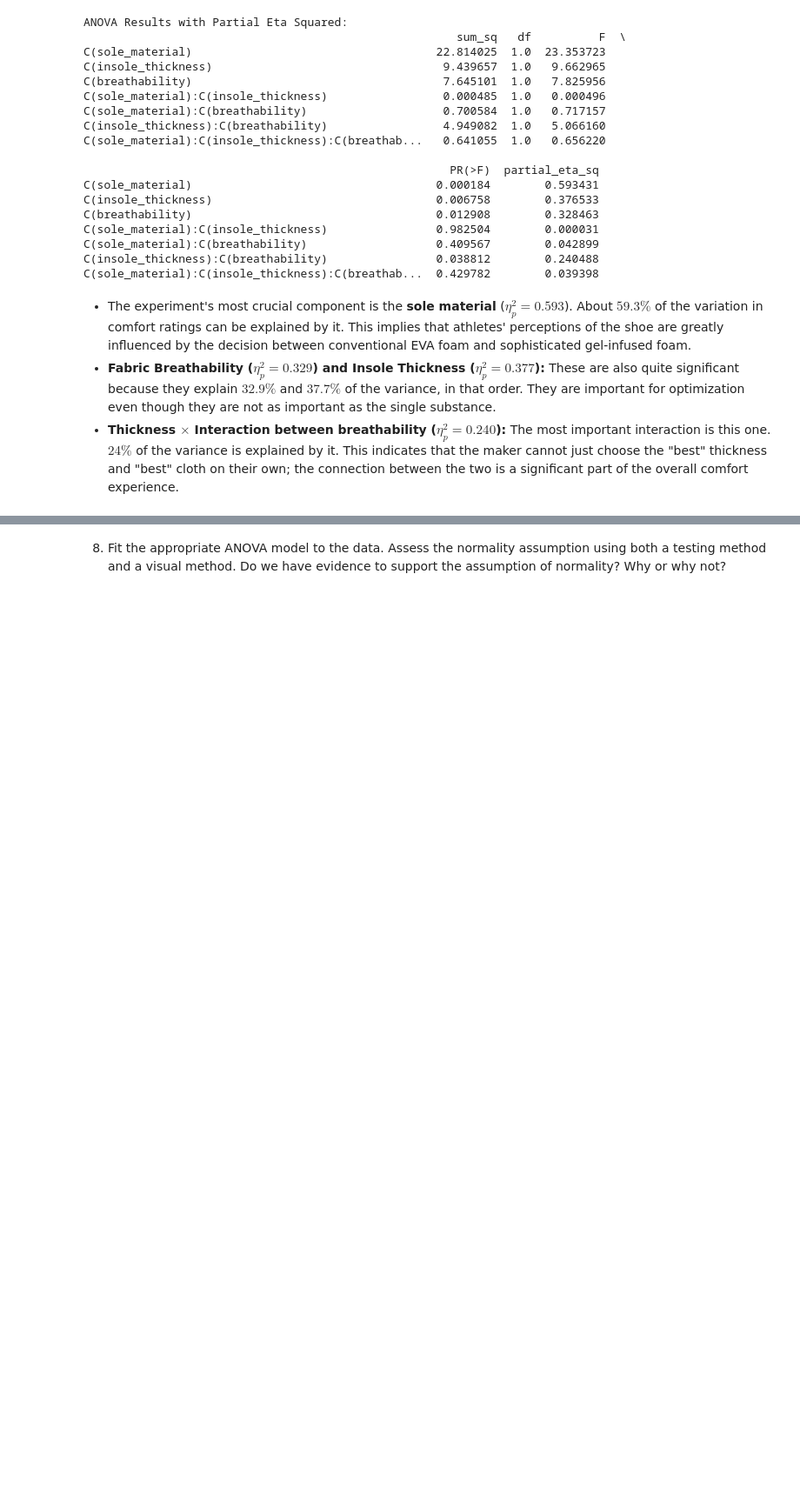
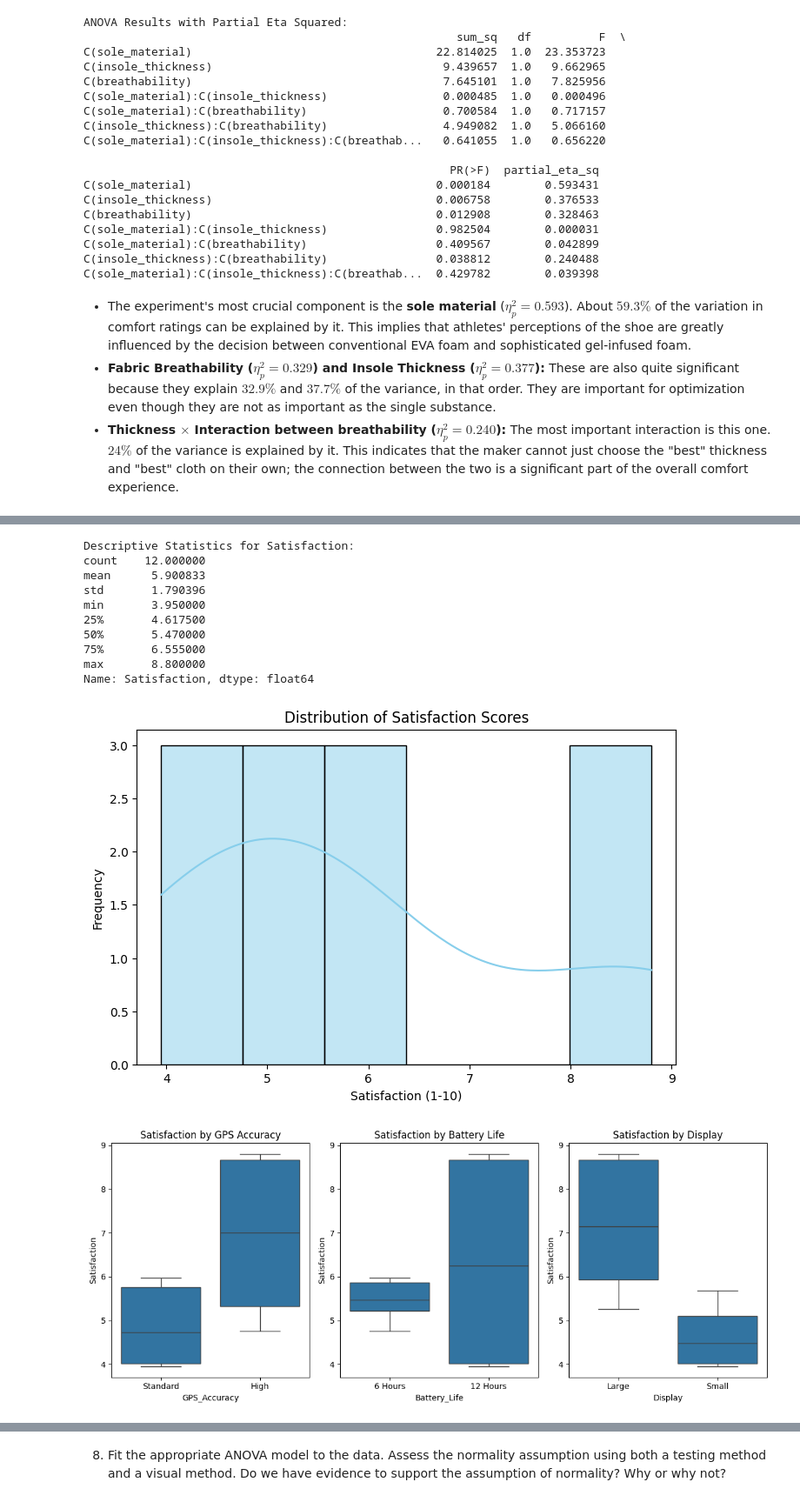
Before and after one commit to cmuriithi/STAT-7220-Applied-Experimental-Design, a Jupyter notebook: Assignments/HW3/STAT-7220-HW3.ipynb, the cells around one changed output, grey strips where cells are left out. Shown at 87% size. Saved outputs shown, nothing was run; the diff lists cells and outputs as text; code cells hidden in the pictures; blank space fills up the shorter version.

```diff
--- a/Assignments/HW3/STAT-7220-HW3.ipynb
+++ b/Assignments/HW3/STAT-7220-HW3.ipynb
@@ -444,3 +446,61 @@ Due to time and resource limitations, the company would rather conduct a $2^{3-1
 7.  Perform appropriate exploratory analysis, including data visualizations. Do the results of these analyses support the null or alternative hypotheses more strongly?
 # %%
 ## Question 7 Code ##
+
+import pandas as pd
+import matplotlib.pyplot as plt
+import seaborn as sns
+
+# Load fitness band data
+band = pd.read_excel('Fitness Band Experiment.xlsx', sheet_name='Sheet1')
+
+# Descriptive Statistics
+desc_stats = band['Satisfaction'].describe()
+print("Descriptive Statistics for Satisfaction:")
+print(desc_stats)
+
+# Histogram of Satisfaction
+plt.figure(figsize=(8, 5))
+sns.histplot(band['Satisfaction'], bins=6, kde=True, color='skyblue')
+plt.title('Distribution of Satisfaction Scores')
+plt.xlabel('Satisfaction (1-10)')
+plt.ylabel('Frequency')
+plt.savefig('satisfaction_distribution.png')
+
+# Boxplot of Satisfaction by GPS Accuracy
+plt.figure(figsize=(12, 5))
+plt.subplot(1, 3, 1)
+sns.boxplot(x='GPS_Accuracy', y='Satisfaction', data=band)
+plt.title('Satisfaction by GPS Accuracy')
+
+plt.subplot(1, 3, 2)
+sns.boxplot(x='Battery_Life', y='Satisfaction', data=band)
+plt.title('Satisfaction by Battery Life')
+
+plt.subplot(1, 3, 3)
+sns.boxplot(x='Display', y='Satisfaction', data=band)
+plt.title('Satisfaction by Display')
+
+plt.tight_layout()
+plt.savefig('boxplots_factors.png')
+
+# Run ID visualization (to see variation within replicates)
+plt.figure(figsize=(8, 5))
+sns.boxplot(x='Run_ID', y='Satisfaction', data=band)
+plt.title('Satisfaction Scores across the 4 Experimental Runs')
+plt.xlabel('Run ID')
+plt.ylabel('Satisfaction')
+plt.savefig('boxplot_run_id.png')
+# %% [output]
+Descriptive Statistics for Satisfaction:
+count    12.000000
+mean      5.900833
+std       1.790396
+min       3.950000
+25%       4.617500
+50%       5.470000
+75%       6.555000
+max       8.800000
+Name: Satisfaction, dtype: float64
+[figure, added]
+[figure, added]
```
Also changed, not shown: parts of 14 cells of this notebook.
